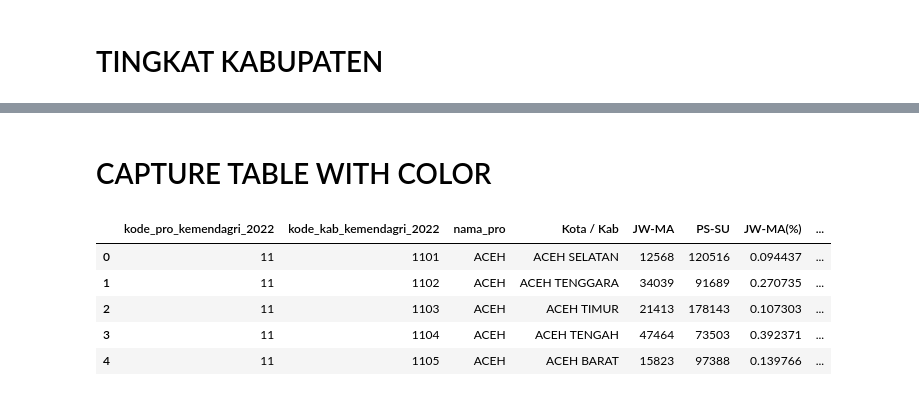
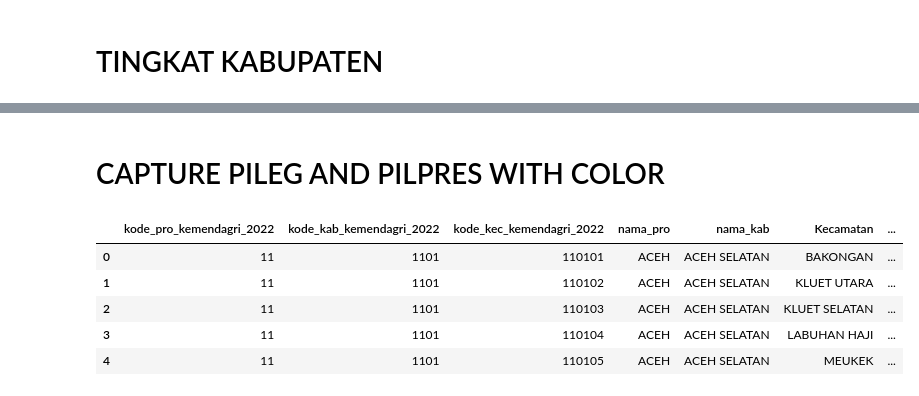
Before and after one commit to AgungPrawoto13/script_python, a Jupyter notebook: capture_data.ipynb, the cells around one changed output, grey strips where cells are left out. Cells and saved outputs as stored; diff of their text form; code cells hidden in the pictures.

Commit message:
revisi code capture data pileg and pilpres

```diff
--- a/capture_data.ipynb
+++ b/capture_data.ipynb
@@ -177,19 +190,19 @@ if not os.path.exists(outdir):
 
 df.to_csv(f'{outdir}/asw.csv')
 # %% [markdown]
-# CAPTURE TABLE WITH COLOR
+# CAPTURE PILEG AND PILPRES WITH COLOR
 # %%
-file_dpr_ri = '../request_mas_zima/capture_prioritas/0112022_2019_pers_suara_dpr_ri_kab.csv'
-file_pilpres = '../request_mas_zima/capture_prioritas/0111012_2019_suara_pilpres_kab.csv'
+file_dpr_ri = '../request_mas_zima/capture_prioritas/0112023_2019_pers_suara_dpr_ri_kec_coba.csv'
+file_pilpres = '../request_mas_zima/capture_prioritas/0111013_2019_suara_pilpres_kec.csv'
 
 pileg = pd.read_csv(file_dpr_ri)
 pilpres = pd.read_csv(file_pilpres)
 
 pilpres.head()
 # %% [output]
-|  | kode_pro_kemendagri_2022 | kode_kab_kemendagri_2022 | nama_pro | Kota / Kab | JW-MA | PS-SU | JW-MA(%) | ... |
-| 0 | 11 | 1101 | ACEH | ACEH SELATAN | 12568 | 120516 | 0.094437 | ... |
-| 1 | 11 | 1102 | ACEH | ACEH TENGGARA | 34039 | 91689 | 0.270735 | ... |
-| 2 | 11 | 1103 | ACEH | ACEH TIMUR | 21413 | 178143 | 0.107303 | ... |
-| 3 | 11 | 1104 | ACEH | ACEH TENGAH | 47464 | 73503 | 0.392371 | ... |
-| 4 | 11 | 1105 | ACEH | ACEH BARAT | 15823 | 97388 | 0.139766 | ... |
+|  | kode_pro_kemendagri_2022 | kode_kab_kemendagri_2022 | kode_kec_kemendagri_2022 | nama_pro | nama_kab | Kecamatan | ... |
+| 0 | 11 | 1101 | 110101 | ACEH | ACEH SELATAN | BAKONGAN | ... |
+| 1 | 11 | 1101 | 110102 | ACEH | ACEH SELATAN | KLUET UTARA | ... |
+| 2 | 11 | 1101 | 110103 | ACEH | ACEH SELATAN | KLUET SELATAN | ... |
+| 3 | 11 | 1101 | 110104 | ACEH | ACEH SELATAN | LABUHAN HAJI | ... |
+| 4 | 11 | 1101 | 110105 | ACEH | ACEH SELATAN | MEUKEK | ... |
```
Also changed, not shown: parts of 15 cells of this notebook.
